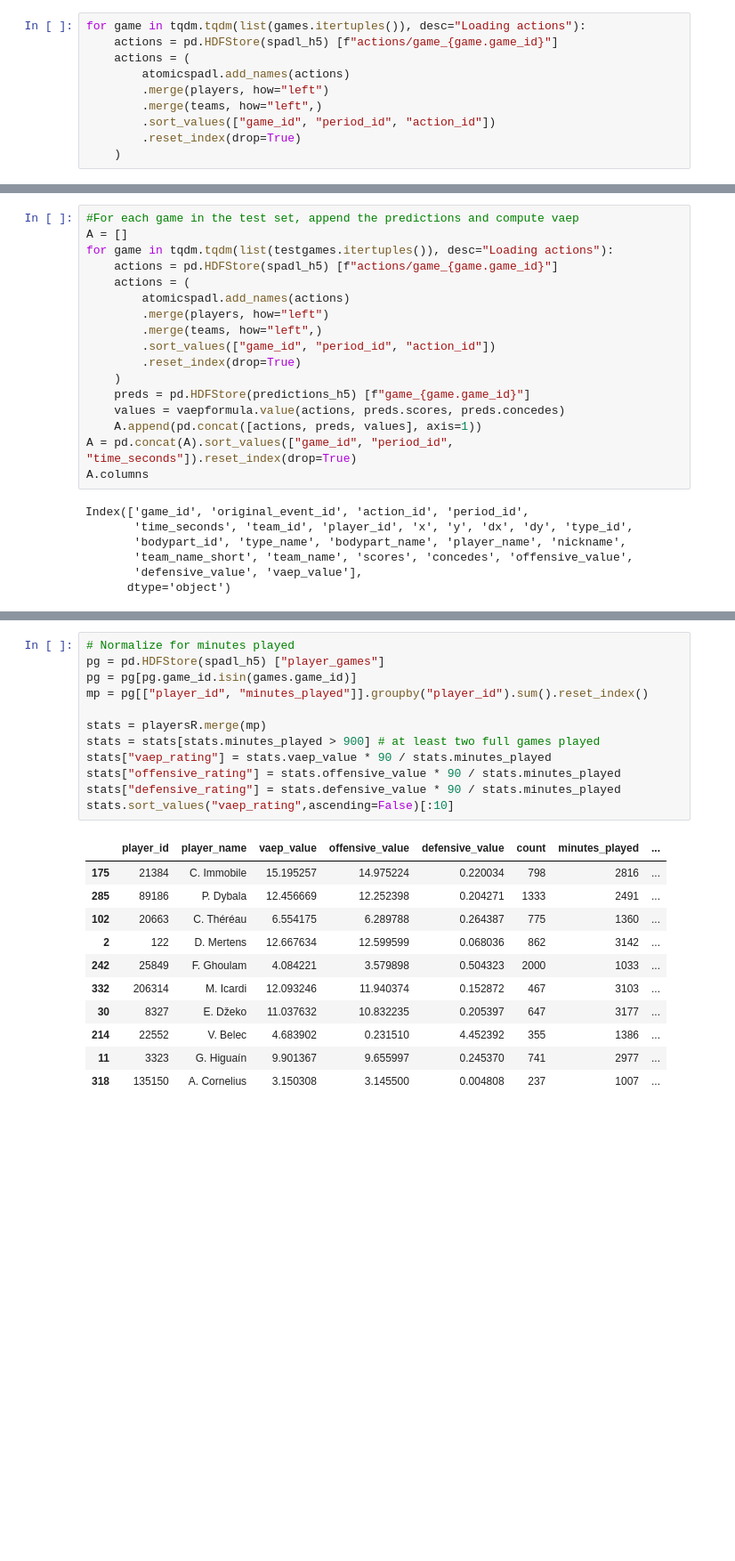
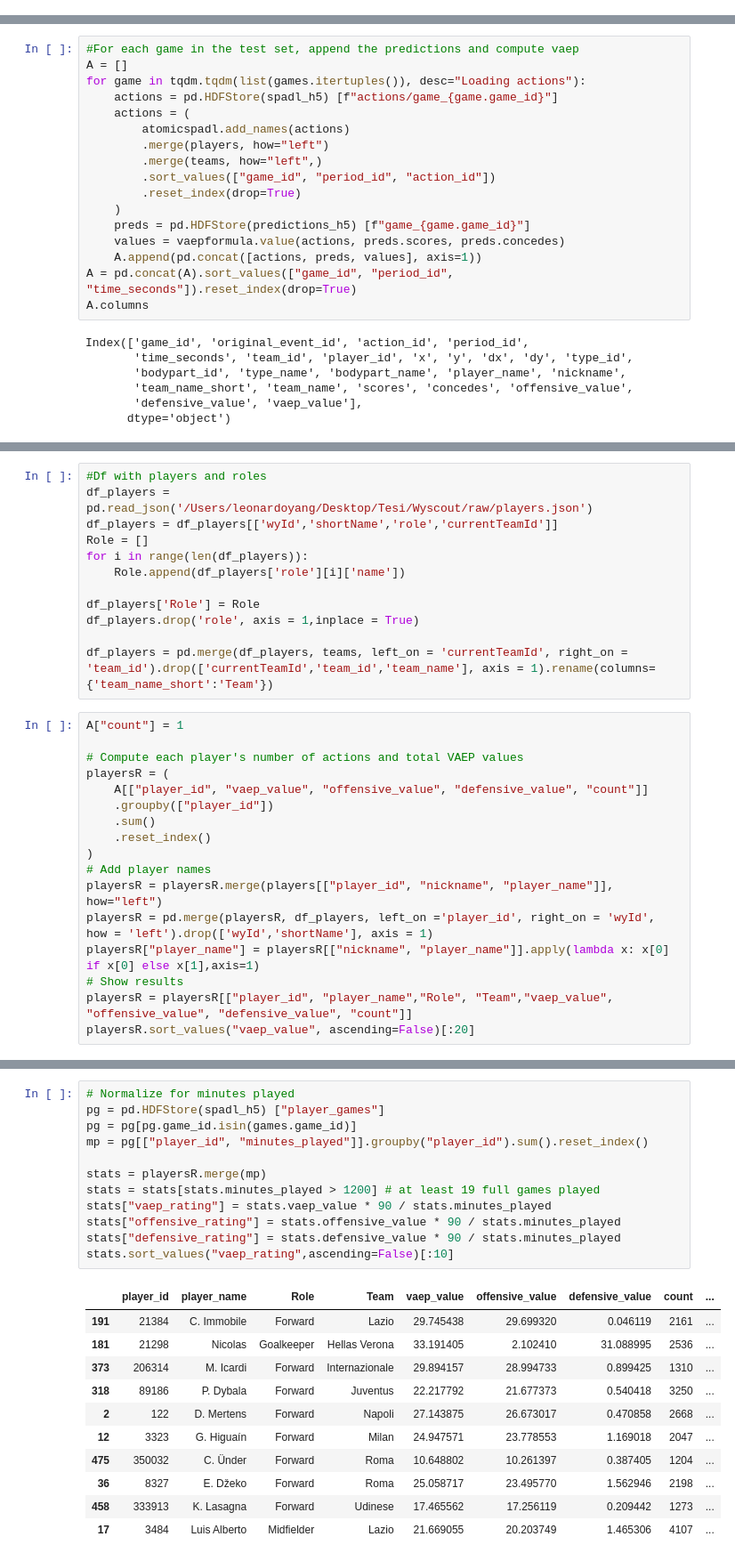
Before and after one commit to leonardoy99/Thesis_Moneyball, a Jupyter notebook: Code/Atomic_SPADL_ITA.ipynb, the cells around one changed output, grey strips where cells are left out. Shown at 89% size. Cells and saved outputs as stored; diff of their text form; blank space fills up the shorter version.

```diff
--- a/Code/Atomic_SPADL_ITA.ipynb
+++ b/Code/Atomic_SPADL_ITA.ipynb
@@ -492,10 +409,0 @@ gk = gk[gk.Role == 'Goalkeeper']
-# %%
-for game in tqdm.tqdm(list(games.itertuples()), desc="Loading actions"):
-    actions = pd.HDFStore(spadl_h5) [f"actions/game_{game.game_id}"]
-    actions = (
-        atomicspadl.add_names(actions)
-        .merge(players, how="left")
-        .merge(teams, how="left",)
-        .sort_values(["game_id", "period_id", "action_id"])
-        .reset_index(drop=True)
-    )
@@ -597,7 +450,7 @@ nb of games: 114
 # %%
 #For each game in the test set, append the predictions and compute vaep
 A = []
-for game in tqdm.tqdm(list(testgames.itertuples()), desc="Loading actions"):
+for game in tqdm.tqdm(list(games.itertuples()), desc="Loading actions"):
     actions = pd.HDFStore(spadl_h5) [f"actions/game_{game.game_id}"]
     actions = (
         atomicspadl.add_names(actions)
@@ -654,0 +474,29 @@ playersR.sort_values("vaep_value", ascending=False)[:20]
+# %%
+#Df with players and roles
+df_players = pd.read_json('/Users/leonardoyang/Desktop/Tesi/Wyscout/raw/players.json')
+df_players = df_players[['wyId','shortName','role','currentTeamId']]
+Role = []
+for i in range(len(df_players)):
+    Role.append(df_players['role'][i]['name'])
+
+df_players['Role'] = Role
+df_players.drop('role', axis = 1,inplace = True)
+
+df_players = pd.merge(df_players, teams, left_on = 'currentTeamId', right_on = 'team_id').drop(['currentTeamId','team_id','team_name'], axis = 1).rename(columns={'team_name_short':'Team'})
+# %%
+A["count"] = 1
+
+# Compute each player's number of actions and total VAEP values
+playersR = (
+    A[["player_id", "vaep_value", "offensive_value", "defensive_value", "count"]]
+    .groupby(["player_id"])
+    .sum()
+    .reset_index()
+)
+# Add player names
+playersR = playersR.merge(players[["player_id", "nickname", "player_name"]], how="left")
+playersR = pd.merge(playersR, df_players, left_on ='player_id', right_on = 'wyId', how = 'left').drop(['wyId','shortName'], axis = 1)
+playersR["player_name"] = playersR[["nickname", "player_name"]].apply(lambda x: x[0] if x[0] else x[1],axis=1)
+# Show results
+playersR = playersR[["player_id", "player_name","Role", "Team","vaep_value", "offensive_value", "defensive_value", "count"]]
+playersR.sort_values("vaep_value", ascending=False)[:20]
@@ -655,24 +545,24 @@ playersR.sort_values("vaep_value", ascending=False)[:20]
 # %%
 # Normalize for minutes played
 pg = pd.HDFStore(spadl_h5) ["player_games"]
 pg = pg[pg.game_id.isin(games.game_id)]
 mp = pg[["player_id", "minutes_played"]].groupby("player_id").sum().reset_index()
 
 stats = playersR.merge(mp)
-stats = stats[stats.minutes_played > 900] # at least two full games played
+stats = stats[stats.minutes_played > 1200] # at least 19 full games played
 stats["vaep_rating"] = stats.vaep_value * 90 / stats.minutes_played
 stats["offensive_rating"] = stats.offensive_value * 90 / stats.minutes_played
 stats["defensive_rating"] = stats.defensive_value * 90 / stats.minutes_played
 stats.sort_values("vaep_rating",ascending=False)[:10]
 # %% [output]
-|  | player_id | player_name | vaep_value | offensive_value | defensive_value | count | minutes_played | ... |
-| 175 | 21384 | C. Immobile | 15.195257 | 14.975224 | 0.220034 | 798 | 2816 | ... |
-| 285 | 89186 | P. Dybala | 12.456669 | 12.252398 | 0.204271 | 1333 | 2491 | ... |
-| 102 | 20663 | C. Théréau | 6.554175 | 6.289788 | 0.264387 | 775 | 1360 | ... |
-| 2 | 122 | D. Mertens | 12.667634 | 12.599599 | 0.068036 | 862 | 3142 | ... |
-| 242 | 25849 | F. Ghoulam | 4.084221 | 3.579898 | 0.504323 | 2000 | 1033 | ... |
-| 332 | 206314 | M. Icardi | 12.093246 | 11.940374 | 0.152872 | 467 | 3103 | ... |
-| 30 | 8327 | E. Džeko | 11.037632 | 10.832235 | 0.205397 | 647 | 3177 | ... |
-| 214 | 22552 | V. Belec | 4.683902 | 0.231510 | 4.452392 | 355 | 1386 | ... |
-| 11 | 3323 | G. Higuaín | 9.901367 | 9.655997 | 0.245370 | 741 | 2977 | ... |
-| 318 | 135150 | A. Cornelius | 3.150308 | 3.145500 | 0.004808 | 237 | 1007 | ... |
+|  | player_id | player_name | Role | Team | vaep_value | offensive_value | defensive_value | count | ... |
+| 191 | 21384 | C. Immobile | Forward | Lazio | 29.745438 | 29.699320 | 0.046119 | 2161 | ... |
+| 181 | 21298 | Nicolas | Goalkeeper | Hellas Verona | 33.191405 | 2.102410 | 31.088995 | 2536 | ... |
+| 373 | 206314 | M. Icardi | Forward | Internazionale | 29.894157 | 28.994733 | 0.899425 | 1310 | ... |
+| 318 | 89186 | P. Dybala | Forward | Juventus | 22.217792 | 21.677373 | 0.540418 | 3250 | ... |
+| 2 | 122 | D. Mertens | Forward | Napoli | 27.143875 | 26.673017 | 0.470858 | 2668 | ... |
+| 12 | 3323 | G. Higuaín | Forward | Milan | 24.947571 | 23.778553 | 1.169018 | 2047 | ... |
+| 475 | 350032 | C. Ünder | Forward | Roma | 10.648802 | 10.261397 | 0.387405 | 1204 | ... |
+| 36 | 8327 | E. Džeko | Forward | Roma | 25.058717 | 23.495770 | 1.562946 | 2198 | ... |
+| 458 | 333913 | K. Lasagna | Forward | Udinese | 17.465562 | 17.256119 | 0.209442 | 1273 | ... |
+| 17 | 3484 | Luis Alberto | Midfielder | Lazio | 21.669055 | 20.203749 | 1.465306 | 4107 | ... |
```
Also changed, not shown: parts of 61 cells of this notebook, 4 other files.
